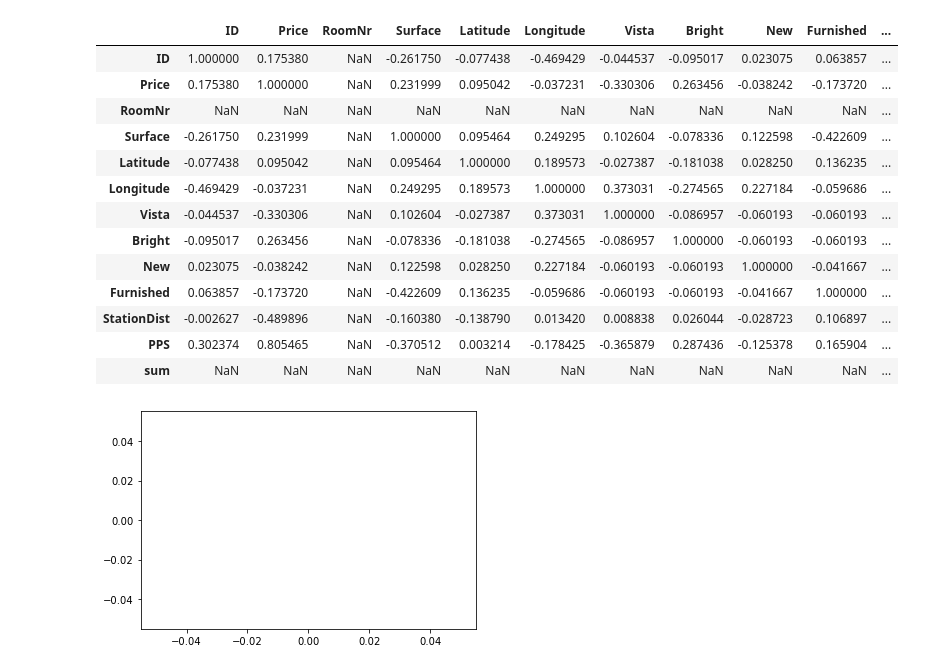
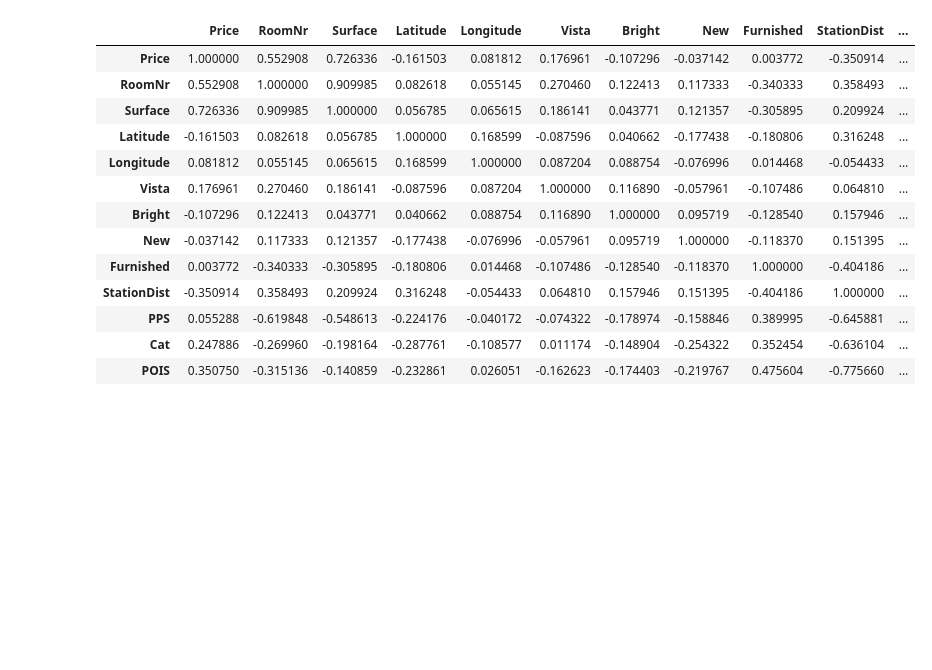
Before and after one commit to kesslmar/Coursera_Capstone, a Jupyter notebook: Battle_of_Zürich.ipynb, the cells around one changed output. Saved outputs shown, nothing was run; the diff lists cells and outputs as text; code cells hidden in the pictures; blank space fills up the shorter version.

```diff
--- a/Battle_of_Zürich.ipynb
+++ b/Battle_of_Zürich.ipynb
@@ -200,8 +213,7 @@ map_zurich
 # %% [output]
 [interactive output not drawn]
 # %%
-flats_sample = flats_df.sample(100, random_state=5)
-#flats_sample.set_index('ID', inplace=True)
+flats_sample = flats_final.sample(100, random_state=5)
 flats_sample
 # %% [output]
 |  | ID | Price | RoomNr | Surface | Title | ZIP | Latitude | Longitude | Vista | Bright | New | ... |
@@ -241,8 +253,8 @@ for flatID, flatLat, flatLon in zip(flats_sample['ID'], flats_sample['Latitude']
 venues_df = pd.DataFrame(venues_list)
 venues_df.columns = ['ID', 'Category']
 
-onehot = pd.get_dummies(venues_df['Category'],  prefix="", prefix_sep="")
-onehot['ID'] = venues_df['ID']
-onehot = onehot.groupby('ID').sum()
-onehot
+onehot_data = pd.get_dummies(venues_df['Category'],  prefix="", prefix_sep="")
+onehot_data['ID'] = venues_df['ID']
+onehot_data = onehot_data.groupby('ID').sum()
+onehot_data
 # %% [output]
@@ -263,5 +262,5 @@ onehot
 # %%
-onehot.reset_index(inplace=True)
+onehot = onehot_data.reset_index()
 onehot = onehot.groupby('ID').sum()
 #onehot.drop('index', inplace=True)
 onehot
@@ -287,14 +286,17 @@ pois = [
     'Convenience Store',
     'Discount Store',
     'Grocery Store',
+    'Food',
+    'Café',
     'Light Rail Station',
-    #'Market',
+    'Market',
     'Shopping Mall',
     'Supermarket',
-    'Train Station'
+    'Train Station',
+    'Tram Station'
 ]
 
-onehot = onehot[pois]
+#onehot = onehot[pois]
 onehot['sum'] = onehot.sum(axis=1)
 onehot
 # %% [output]
@@ -315,27 +317,29 @@ onehot
 # %%
-#flats_sample.set_index('ID', inplace=True)
-flats_joined = flats_sample.join(onehot['sum'], how='left')
-flats_joined['sum'].value_counts()
-
-filter = flats_joined['RoomNr'] == 3.5
-flats_filtered = flats_joined[filter]
+fs = flats_sample.set_index('ID')
+flats_joined = fs.join(onehot['sum'], how='left')
+flats_joined.rename(columns={'sum':'POIS'}, inplace=True)
+flats_joined.corr()
+#flats_joined['sum'].value_counts()
 
 
-plt.scatter(flats_filtered['sum'], flats_filtered['Price'])
-flats_filtered.corr()
+#filter = flats_joined['RoomNr'] == 3.5
+#flats_filtered = flats_joined[filter]
+
+
+#plt.scatter(flats_joined['POIS'], flats_joined['PPS'])
+flats_joined.corr()
 # %% [output]
-|  | ID | Price | RoomNr | Surface | Latitude | Longitude | Vista | Bright | New | Furnished | ... |
-| ID | 1.000000 | 0.175380 | NaN | -0.261750 | -0.077438 | -0.469429 | -0.044537 | -0.095017 | 0.023075 | 0.063857 | ... |
-| Price | 0.175380 | 1.000000 | NaN | 0.231999 | 0.095042 | -0.037231 | -0.330306 | 0.263456 | -0.038242 | -0.173720 | ... |
-| RoomNr | NaN | NaN | NaN | NaN | NaN | NaN | NaN | NaN | NaN | NaN | ... |
-| Surface | -0.261750 | 0.231999 | NaN | 1.000000 | 0.095464 | 0.249295 | 0.102604 | -0.078336 | 0.122598 | -0.422609 | ... |
-| Latitude | -0.077438 | 0.095042 | NaN | 0.095464 | 1.000000 | 0.189573 | -0.027387 | -0.181038 | 0.028250 | 0.136235 | ... |
-| Longitude | -0.469429 | -0.037231 | NaN | 0.249295 | 0.189573 | 1.000000 | 0.373031 | -0.274565 | 0.227184 | -0.059686 | ... |
-| Vista | -0.044537 | -0.330306 | NaN | 0.102604 | -0.027387 | 0.373031 | 1.000000 | -0.086957 | -0.060193 | -0.060193 | ... |
-| Bright | -0.095017 | 0.263456 | NaN | -0.078336 | -0.181038 | -0.274565 | -0.086957 | 1.000000 | -0.060193 | -0.060193 | ... |
-| New | 0.023075 | -0.038242 | NaN | 0.122598 | 0.028250 | 0.227184 | -0.060193 | -0.060193 | 1.000000 | -0.041667 | ... |
-| Furnished | 0.063857 | -0.173720 | NaN | -0.422609 | 0.136235 | -0.059686 | -0.060193 | -0.060193 | -0.041667 | 1.000000 | ... |
-| StationDist | -0.002627 | -0.489896 | NaN | -0.160380 | -0.138790 | 0.013420 | 0.008838 | 0.026044 | -0.028723 | 0.106897 | ... |
-| PPS | 0.302374 | 0.805465 | NaN | -0.370512 | 0.003214 | -0.178425 | -0.365879 | 0.287436 | -0.125378 | 0.165904 | ... |
-| sum | NaN | NaN | NaN | NaN | NaN | NaN | NaN | NaN | NaN | NaN | ... |
+|  | Price | RoomNr | Surface | Latitude | Longitude | Vista | Bright | New | Furnished | StationDist | ... |
+| Price | 1.000000 | 0.552908 | 0.726336 | -0.161503 | 0.081812 | 0.176961 | -0.107296 | -0.037142 | 0.003772 | -0.350914 | ... |
+| RoomNr | 0.552908 | 1.000000 | 0.909985 | 0.082618 | 0.055145 | 0.270460 | 0.122413 | 0.117333 | -0.340333 | 0.358493 | ... |
+| Surface | 0.726336 | 0.909985 | 1.000000 | 0.056785 | 0.065615 | 0.186141 | 0.043771 | 0.121357 | -0.305895 | 0.209924 | ... |
+| Latitude | -0.161503 | 0.082618 | 0.056785 | 1.000000 | 0.168599 | -0.087596 | 0.040662 | -0.177438 | -0.180806 | 0.316248 | ... |
+| Longitude | 0.081812 | 0.055145 | 0.065615 | 0.168599 | 1.000000 | 0.087204 | 0.088754 | -0.076996 | 0.014468 | -0.054433 | ... |
+| Vista | 0.176961 | 0.270460 | 0.186141 | -0.087596 | 0.087204 | 1.000000 | 0.116890 | -0.057961 | -0.107486 | 0.064810 | ... |
+| Bright | -0.107296 | 0.122413 | 0.043771 | 0.040662 | 0.088754 | 0.116890 | 1.000000 | 0.095719 | -0.128540 | 0.157946 | ... |
+| New | -0.037142 | 0.117333 | 0.121357 | -0.177438 | -0.076996 | -0.057961 | 0.095719 | 1.000000 | -0.118370 | 0.151395 | ... |
+| Furnished | 0.003772 | -0.340333 | -0.305895 | -0.180806 | 0.014468 | -0.107486 | -0.128540 | -0.118370 | 1.000000 | -0.404186 | ... |
+| StationDist | -0.350914 | 0.358493 | 0.209924 | 0.316248 | -0.054433 | 0.064810 | 0.157946 | 0.151395 | -0.404186 | 1.000000 | ... |
+| PPS | 0.055288 | -0.619848 | -0.548613 | -0.224176 | -0.040172 | -0.074322 | -0.178974 | -0.158846 | 0.389995 | -0.645881 | ... |
+| Cat | 0.247886 | -0.269960 | -0.198164 | -0.287761 | -0.108577 | 0.011174 | -0.148904 | -0.254322 | 0.352454 | -0.636104 | ... |
+| POIS | 0.350750 | -0.315136 | -0.140859 | -0.232861 | 0.026051 | -0.162623 | -0.174403 | -0.219767 | 0.475604 | -0.775660 | ... |
-[figure, removed]
```
Also changed, not shown: parts of 18 cells of this notebook.
